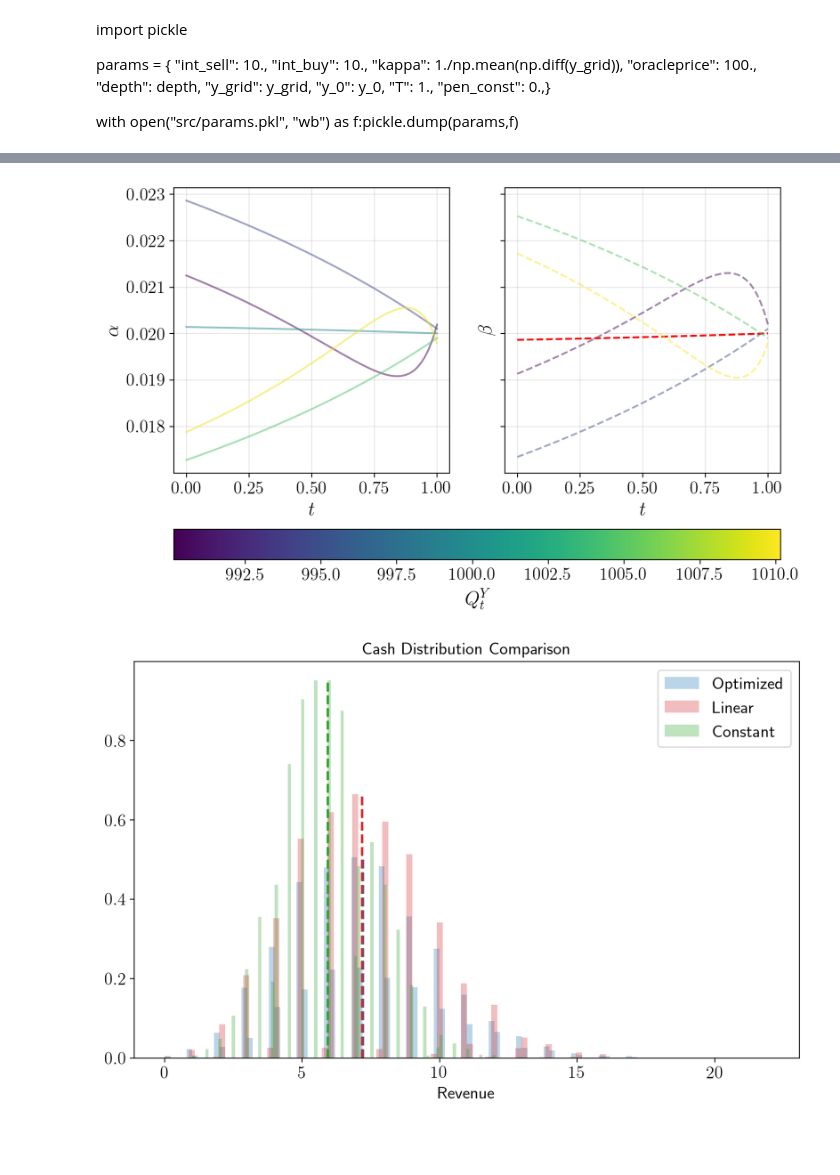
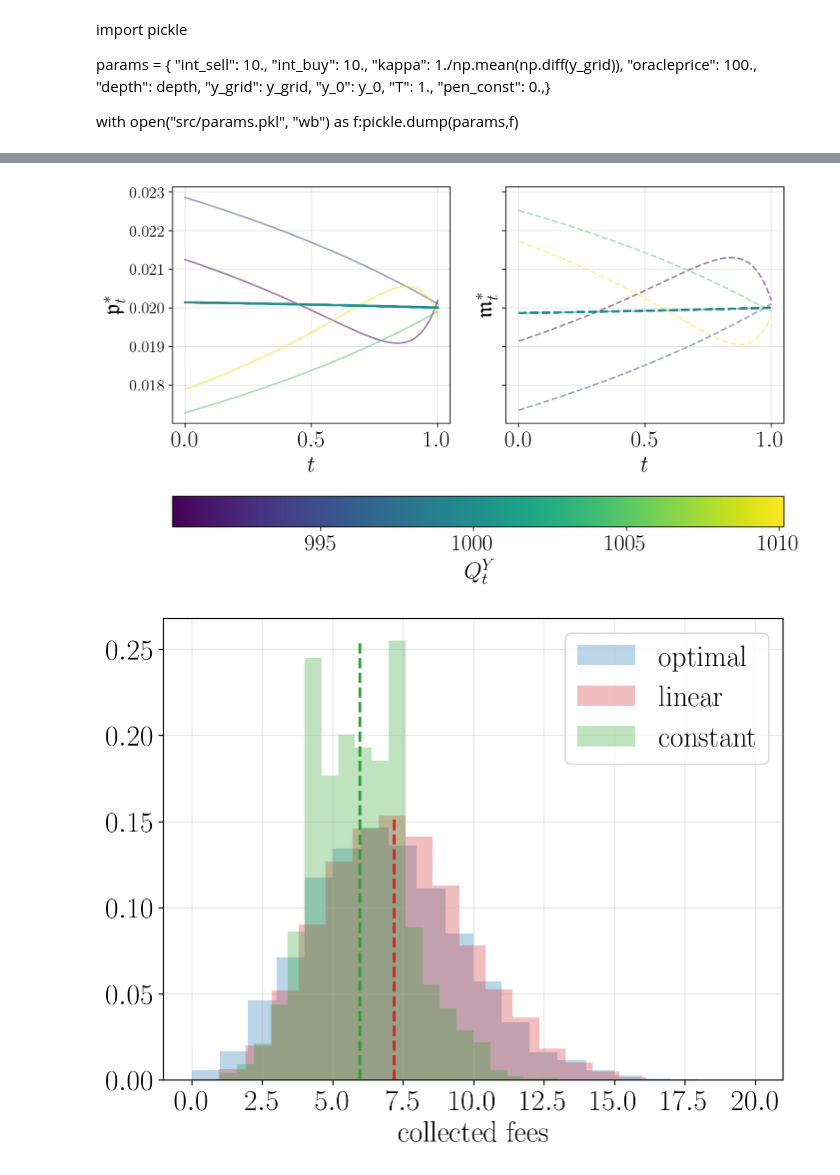
Before and after one commit to leonardobaggiani/amm-fees, a Jupyter notebook: Simulations.ipynb, the cells around one changed output, grey strips where cells are left out. Drawn from its saved outputs; the diff is of its cells as text; code cells hidden in the pictures; blank space fills up the shorter version.

```diff
--- a/Simulations.ipynb
+++ b/Simulations.ipynb
@@ -181,4 +190,5 @@ plt.show()
 # %%
-(cash_Opt, quantity_Opt, n_sell_order_Opt, n_buy_order_Opt, min_inventory_Opt, max_inventory_Opt)= AMM.simulate_PnL(nsims = 100000, Nt =1_000, c =0.01, strategy = "Optimal")
-(cash_Lin, quantity_Lin, n_sell_order_Lin, n_buy_order_Lin, min_inventory_Lin, max_inventory_Lin)= AMM.simulate_PnL(nsims = 100000, Nt =1_000, c =0.01, strategy = "Linear")
-(cash_Const, quantity_Const, n_sell_order_Const, n_buy_order_Const, min_inventory_Const, max_inventory_Const)= AMM.simulate_PnL(nsims = 100000, Nt =1_000, c =0.01, strategy = "Constant")
+seed = 123
+(cash_Opt, quantity_Opt, n_sell_order_Opt, n_buy_order_Opt, min_inventory_Opt, max_inventory_Opt)= AMM.simulate_PnL(nsims = 100000, Nt =1_000, seed= seed,  strategy = "Optimal")
+(cash_Lin, quantity_Lin, n_sell_order_Lin, n_buy_order_Lin, min_inventory_Lin, max_inventory_Lin)= AMM.simulate_PnL(nsims = 100000, Nt =1_000, seed= seed,  strategy = "Linear")
+(cash_Const, quantity_Const, n_sell_order_Const, n_buy_order_Const, min_inventory_Const, max_inventory_Const)= AMM.simulate_PnL(nsims = 100000, seed= seed,  Nt =1_000, c =0.01, strategy = "Constant")
@@ -347,7 +365,3 @@ plt.show()
-# %%
-pen_const_value = np.zeros(6)
-for i in range(0,5):
-    pen_const_value[i+1] = 10**i
 # %%
 alpha = np.ones((len(AMM.y_grid), len(pen_const_value)))
 beta = np.ones_like(alpha)
@@ -365,7 +379,8 @@ cmap = plt.get_cmap("viridis")
 norm = Normalize(vmin = min(pen_const_value), vmax = max(pen_const_value))
 sm = ScalarMappable(norm = norm, cmap=cmap)
 # %%
-fig, ax = plt.subplots(1, 1, figsize = (6,4), sharey=False, sharex=True)
+fig, ax = plt.subplots(1, 1, figsize = (8,6), sharey=False, sharex=True)
+
 
 for i,p in enumerate(pen_const_value):
     color = cmap(norm(pen_const_value[i]))
@@ -375,11 +390,13 @@ for i,p in enumerate(pen_const_value):
 
 plt.grid(alpha=0.3)
 plt.xlabel(r'$Q^Y$', fontsize=fs)
+plt.xticks(fontsize=fs)
 plt.yticks(fontsize=fs)
-plt.ylabel(r'$(\alpha_t, \beta_t)$', fontsize=fs)
+plt.ylabel(r'$(\mathfrak{p}^*, \mathfrak{m}^*)$', fontsize=fs)
 
 cbar = fig.colorbar(sm, ax = ax, orientation = "vertical")
-cbar.set_label("running penalty", fontsize=fs)
+cbar.ax.tick_params(labelsize=fs)
+cbar.set_label(r"$\mathrm{running}$~$\mathrm{penalty}$", fontsize=fs)
 
 plt.tight_layout()
 plt.savefig('figures/Grid Equispaced in Z/Optimal_Fees_Nonzero_penalty.pdf', format="pdf", dpi=dpi)
@@ -401,74 +418,79 @@ cmap = plt.get_cmap("viridis")
 norm = Normalize(vmin=min(AMM.y_grid), vmax=max(AMM.y_grid))
 sm = ScalarMappable(norm=norm, cmap=cmap)
 # %%
-fig, ax = plt.subplots(1,2, figsize = (9,6), sharey=True)
+fig, ax = plt.subplots(1,2, figsize = (10,6), sharey=True)
+#indices_alpha = np.linspace(0, len(alpha)- 2, 5, dtype=int)
 indices_alpha = np.linspace(0, len(alpha)- 2, 5, dtype=int)
+#indices_beta = np.linspace(1, len(alpha)- 1, 5, dtype=int)
 indices_beta = np.linspace(1, len(alpha)- 1, 5, dtype=int)
 desired_values_alpha = [y_grid[i] for i in indices_alpha]
 desired_values_beta = [y_grid[i] for i in indices_beta]
 for i,q in enumerate(AMM.y_grid):
     if q in desired_values_alpha:
         color = cmap(norm(AMM.y_grid[i]))
-        if q < desired_values_beta[-1]:
+        if q <= desired_values_alpha[-1]:
             ax[0].plot(t_vector, alpha[i,:],'-', color = color, alpha = 0.5)#, label="q="+str(q), colors[iq])
-        if q == AMM.y_0:
-            ax[0].plot(t_vector, alpha[i,:],'-', color = "red")#, label="q="+str(q), colors[iq])
+        color = cmap(norm(AMM.y_0))
+        ax[0].plot(t_vector, alpha[np.argwhere(AMM.y_grid==AMM.y_0)[0][0]-1,:],'-', color = color, linewidth = 2.) # label=" ", colors[iq])
+
 
 for i,q in enumerate(AMM.y_grid):
     if q in desired_values_beta:
         color = cmap(norm(AMM.y_grid[i]))
-        if q > desired_values_alpha[0]:
+        if q >= desired_values_beta[0]:
             ax[1].plot(t_vector, beta[i,:],'--', color = color, alpha = 0.5) #, label="q="+str(q), colors[iq])
-        if q == AMM.y_0:
-            ax[1].plot(t_vector, beta[i,:],'--', color = "red") # label=" ", colors[iq])
+        color = cmap(norm(AMM.y_0))
+        ax[1].plot(t_vector, beta[np.argwhere(AMM.y_grid==AMM.y_0)[0][0],:],'--', color = color, linewidth = 2.) # label=" ", colors[iq])
 
 ax[0].set_xlabel(r'$t$', fontsize = fs)
 ax[1].set_xlabel(r'$t$', fontsize = fs)
-ax[0].set_ylabel(r'$\alpha$', fontsize = fs)
-ax[1].set_ylabel(r'$\beta$', fontsize = fs)
+ax[0].set_ylabel(r'$\mathfrak{p}^*_t$', fontsize = fs)
+ax[1].set_ylabel(r'$\mathfrak{m}^*_t$', fontsize = fs)
 ax[0].grid(alpha=0.3)
 ax[1].grid(alpha=0.3)
 
+ax[0].tick_params(axis='x', labelsize=fs)
+ax[1].tick_params(axis='x', labelsize=fs)
+
 # Add colorbar
-cbar = fig.colorbar(sm, ax=ax, orientation='horizontal', pad=0.14)
+cbar = fig.colorbar(sm, ax=ax, orientation='horizontal', pad=0.2)
+cbar.ax.tick_params(labelsize=fs)
 cbar.set_label(r'$Q^Y_t$', fontsize=fs)
 
-#plt.tight_layout()
 plt.savefig('figures/Grid Equispaced in Z/Optima_fees_through_time_fct_of_Q_t.pdf', format="pdf", dpi=dpi)
 plt.show()
 # %% [output]
-[figure, old version]
+[figure, new version]
 # %%
 (cash_Opt, quantity_Opt, n_sell_order_Opt, n_buy_order_Opt, min_inventory_Opt, max_inventory_Opt)= AMM.simulate_PnL(nsims = 10000, Nt =1_000, c =0.01, strategy = "Optimal")
 (cash_Lin, quantity_Lin, n_sell_order_Lin, n_buy_order_Lin, min_inventory_Lin, max_inventory_Lin)= AMM.simulate_PnL(nsims = 10000, Nt =1_000, c =0.01, strategy = "Linear")
 (cash_Const, quantity_Const, n_sell_order_Const, n_buy_order_Const, min_inventory_Const, max_inventory_Const)= AMM.simulate_PnL(nsims = 10000, Nt =1_000, c =0.01, strategy = "Constant")
 # %%
 # Create figure and axis
-fig, ax = plt.subplots(figsize=(10, 6))
+fig, ax = plt.subplots(figsize=(8, 6))
 
 # Define colors and labels
 datasets = {
-    "Optimized": ("tab:blue", cash_Opt),
-    "Linear": ("tab:red", cash_Lin),
-    "Constant": ("tab:green", cash_Const),
+    "optimal": ("tab:blue", r"$\mathrm{optimal}$" ,cash_Opt),
+    "linear": ("tab:red",r"$\mathrm{linear}$", cash_Lin),
+    "constant": ("tab:green",r"$\mathrm{constant}$", cash_Const),
 }
 
 # Plot histograms and mean lines
-for label, (color, data) in datasets.items():
-    counts, bins, _ = ax.hist(data, bins=100, alpha=0.3, color=color, density=True, label=label)
+for _, (color, label, data) in datasets.items():
+    counts, bins, _ = ax.hist(data, bins=20, alpha=0.3, color=color, density=True, label=label)
     ax.vlines(np.mean(data), ymin=0, ymax=max(counts), color=color, linestyle="--", linewidth=2)
 
 # Labels and title
-ax.set_xlabel("Revenue")
-ax.set_title("Cash Distribution Comparison")
-ax.legend()
+ax.set_xlabel(r"$\mathrm{collected}~\mathrm{fees}$", fontsize = fs)
+ax.legend(fontsize = fs)
+plt.grid(alpha=0.3)
+plt.xticks(fontsize=fs)
+plt.yticks(fontsize=fs)
 
-
-# Zoom
-#plt.xlim([5,10])
 plt.savefig('figures/Grid Equispaced in Z/Histogram_Revenue.pdf', format="pdf", dpi=dpi)
 
 # Show plot
 plt.show()
 # %% [output]
-[figure, old version]
+[figure, new version]
```
Also changed, not shown: parts of 25 cells of this notebook.
